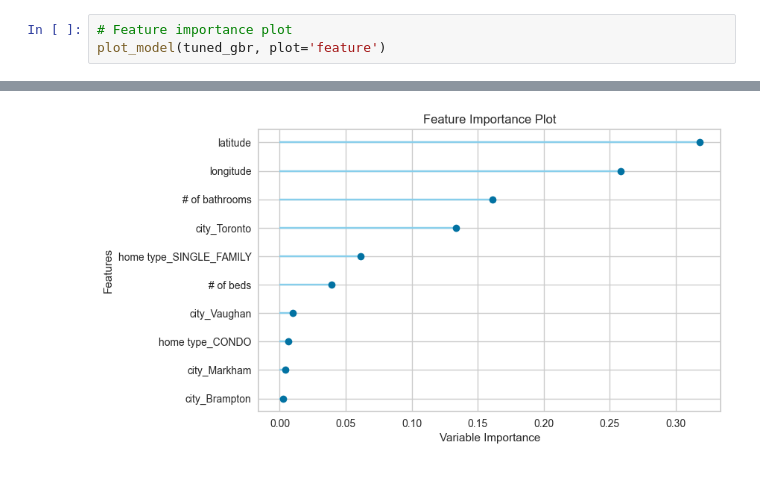
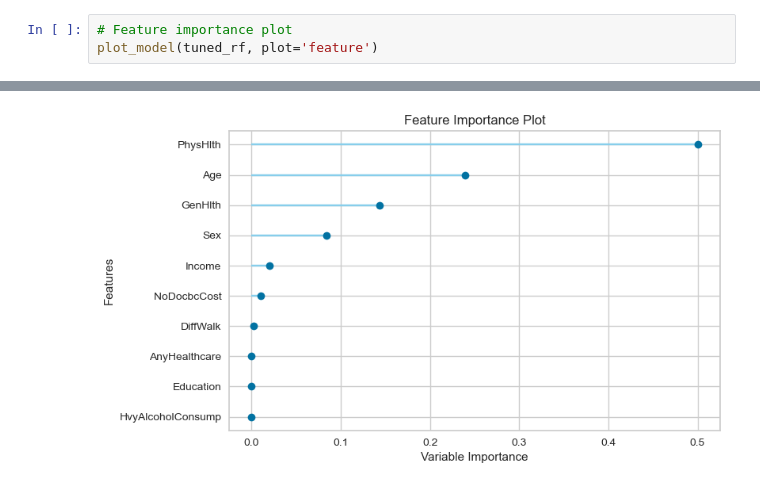
Before and after one commit to UC-Healthcare/Healthcare_Analysis, a Jupyter notebook: Testing_Models.ipynb, the cells around one changed output, grey strips where cells are left out. Drawn from its saved outputs; the diff is of its cells as text.

```diff
--- a/Testing_Models.ipynb
+++ b/Testing_Models.ipynb
@@ -118,9 +143,9 @@ plot_model(tuned_rf, plot = 'pr')
 # %%
 # Feature importance plot
-plot_model(tuned_gbr, plot='feature')
+plot_model(tuned_rf, plot='feature')
 # %% [output]
 [interactive output not drawn]
-[figure, old version]
+[figure, new version]
 # %%
 # Visualize confusion matrix
 plot_model(tuned_rf, plot = 'confusion_matrix')
```
Also changed, not shown: parts of 16 cells of this notebook.
